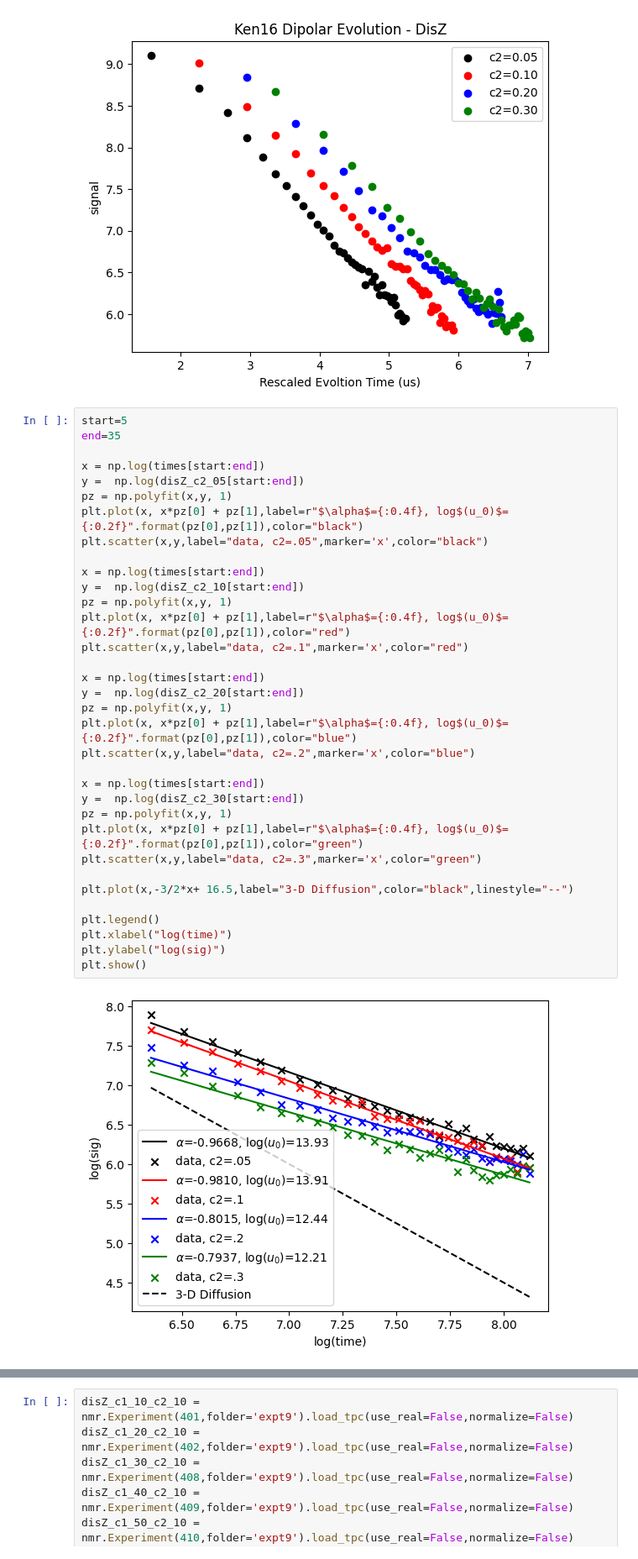
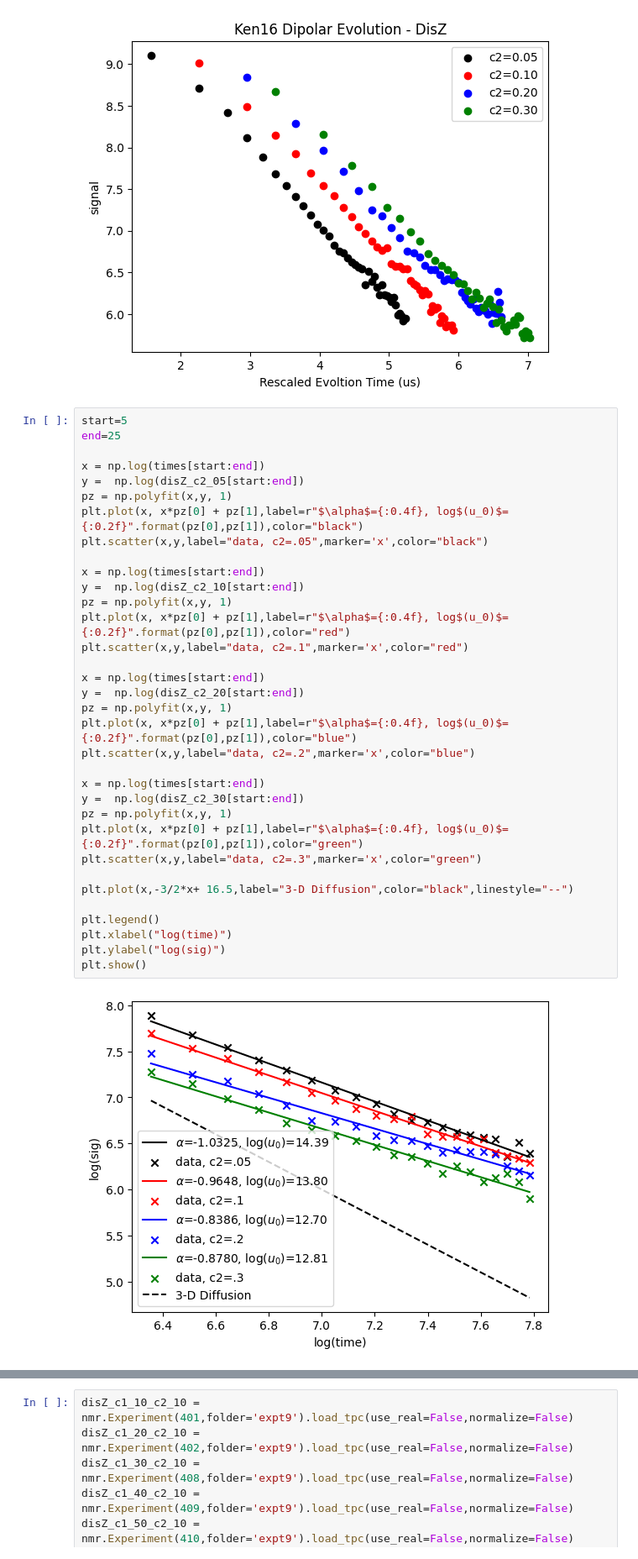
Before and after one commit to awstasiuk/phd-notebooks, a Jupyter notebook: LiF Cals/Diffusion Expts.ipynb, the cells around one changed output, grey strips where cells are left out. Shown at 84% size. Cells and saved outputs as stored; diff of their text form.

```diff
--- a/LiF Cals/Diffusion Expts.ipynb
+++ b/LiF Cals/Diffusion Expts.ipynb
@@ -335,38 +335,38 @@ plt.show()
 [figure]
 # %%
 start=5
-end=35
+end=25
 
 x = np.log(times[start:end])
 y =  np.log(disZ_c2_05[start:end])
 pz = np.polyfit(x,y, 1)
 plt.plot(x, x*pz[0] + pz[1],label=r"$\alpha$={:0.4f}, log$(u_0)$={:0.2f}".format(pz[0],pz[1]),color="black")
 plt.scatter(x,y,label="data, c2=.05",marker='x',color="black")
 
 x = np.log(times[start:end])
 y =  np.log(disZ_c2_10[start:end])
 pz = np.polyfit(x,y, 1)
 plt.plot(x, x*pz[0] + pz[1],label=r"$\alpha$={:0.4f}, log$(u_0)$={:0.2f}".format(pz[0],pz[1]),color="red")
 plt.scatter(x,y,label="data, c2=.1",marker='x',color="red")
 
 x = np.log(times[start:end])
 y =  np.log(disZ_c2_20[start:end])
 pz = np.polyfit(x,y, 1)
 plt.plot(x, x*pz[0] + pz[1],label=r"$\alpha$={:0.4f}, log$(u_0)$={:0.2f}".format(pz[0],pz[1]),color="blue")
 plt.scatter(x,y,label="data, c2=.2",marker='x',color="blue")
 
 x = np.log(times[start:end])
 y =  np.log(disZ_c2_30[start:end])
 pz = np.polyfit(x,y, 1)
 plt.plot(x, x*pz[0] + pz[1],label=r"$\alpha$={:0.4f}, log$(u_0)$={:0.2f}".format(pz[0],pz[1]),color="green")
 plt.scatter(x,y,label="data, c2=.3",marker='x',color="green")
 
 plt.plot(x,-3/2*x+ 16.5,label="3-D Diffusion",color="black",linestyle="--")
 
 plt.legend()
 plt.xlabel("log(time)")
 plt.ylabel("log(sig)")
 plt.show()
 # %% [output]
-[figure, old version]
+[figure, new version]
 # %%
```
Also changed, not shown: parts of 36 cells of this notebook, 4 other files.
